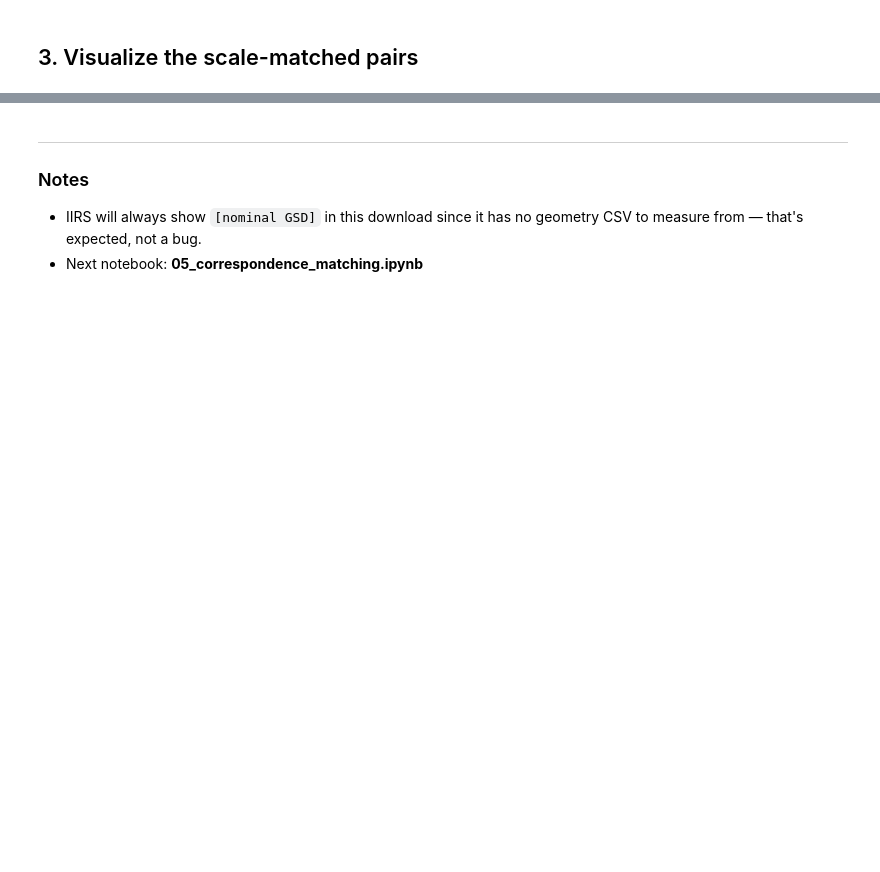
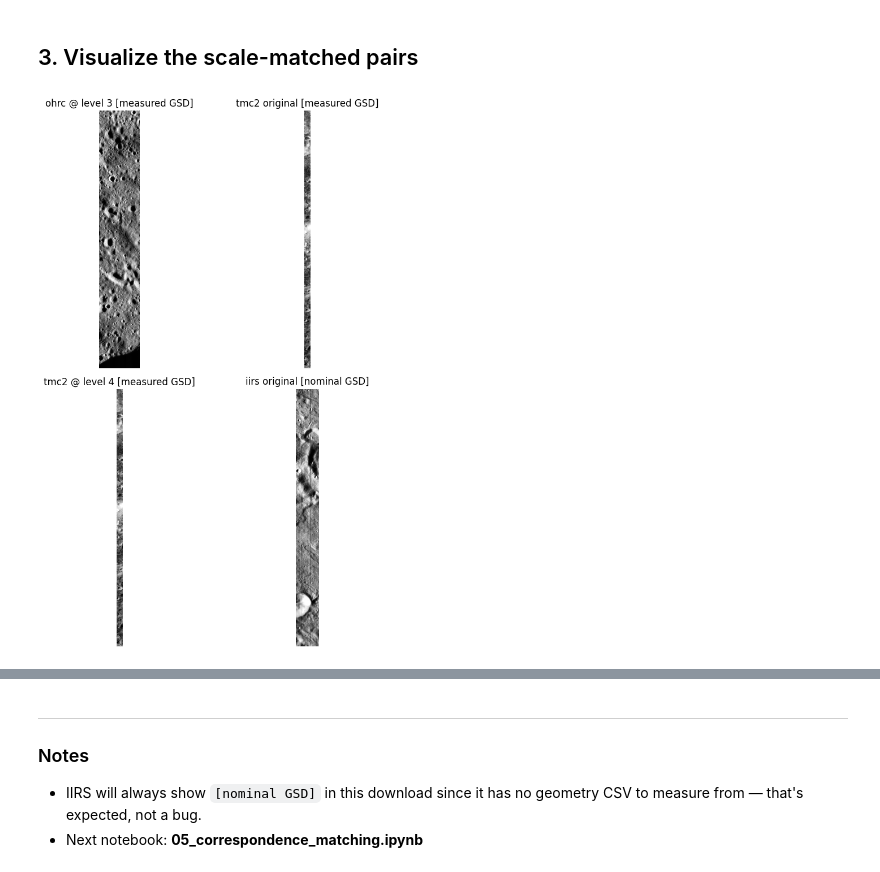
Before and after one commit to Rummankhan7/SIH-26166, a Jupyter notebook: notebooks/04_scale_space.ipynb, the cells around one changed output, grey strips where cells are left out. Drawn from its saved outputs; the diff is of its cells as text; code cells hidden in the pictures; blank space fills up the shorter version.

```diff
--- a/notebooks/04_scale_space.ipynb
+++ b/notebooks/04_scale_space.ipynb
@@ -113,22 +118,32 @@ for fine, coarse in pairings:
 # %% [markdown]
 ## 3. Visualize the scale-matched pairs
 # %%
+def load_gray_decimated(path, max_dim=1200):
+    with rasterio.open(path) as src:
+        scale = max(1, max(src.height, src.width) // max_dim)
+        return src.read(1, out_shape=(src.height // scale, src.width // scale))
+
 fig, axes = plt.subplots(len(scalespace_manifest), 2, figsize=(10, 5 * len(scalespace_manifest)))
 if len(scalespace_manifest) == 1:
     axes = axes.reshape(1, 2)
 
 for row_i, m in enumerate(scalespace_manifest):
-    fine_img = load_gray(m['fine_scaled_path'])
-    coarse_img = load_gray(m['coarse_path'])
+    fine_img = load_gray_decimated(m['fine_scaled_path'])
+    coarse_img = load_gray_decimated(m['coarse_path'])
+
     axes[row_i, 0].imshow(fine_img, cmap='gray')
     axes[row_i, 0].set_title(f"{m['fine_instrument']} @ level {m['pyramid_level_applied']} "
-                              f"({fine_img.shape[1]}x{fine_img.shape[0]}) [{m['fine_gsd_source']} GSD]")
+                              f"[{m['fine_gsd_source']} GSD]")
     axes[row_i, 0].axis('off')
+
     axes[row_i, 1].imshow(coarse_img, cmap='gray')
-    axes[row_i, 1].set_title(f"{m['coarse_instrument']} original ({coarse_img.shape[1]}x{coarse_img.shape[0]}) "
+    axes[row_i, 1].set_title(f"{m['coarse_instrument']} original "
                               f"[{m['coarse_gsd_source']} GSD]")
     axes[row_i, 1].axis('off')
+
 plt.tight_layout(); plt.show()
+# %% [output]
+[figure, added]
 # %%
 out_manifest = f'{DRIVE_ROOT}/processed/manifest_scalespace.csv'
 with open(out_manifest, 'w', newline='') as f:
```
Also changed, not shown: parts of 3 cells of this notebook, 3 other files.
